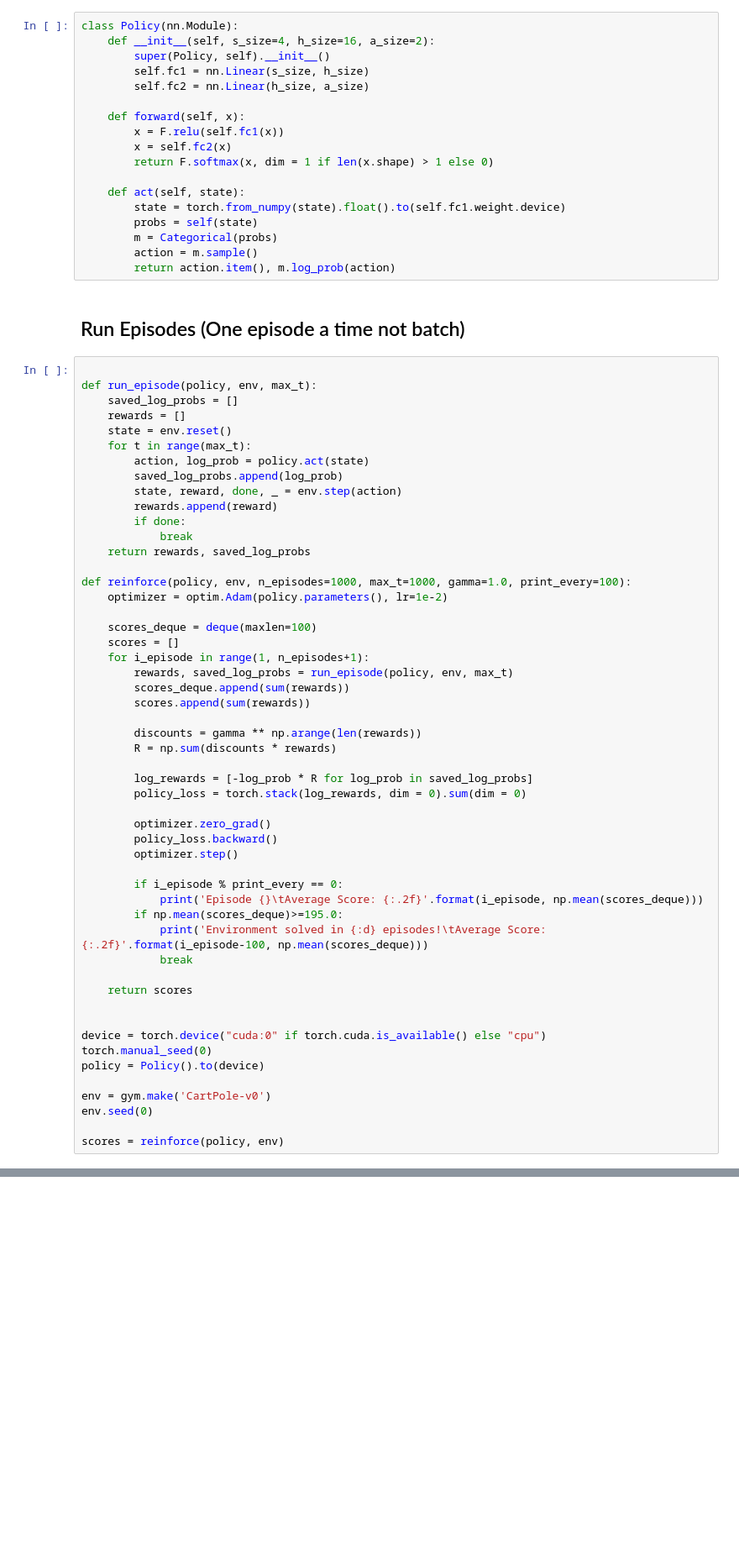
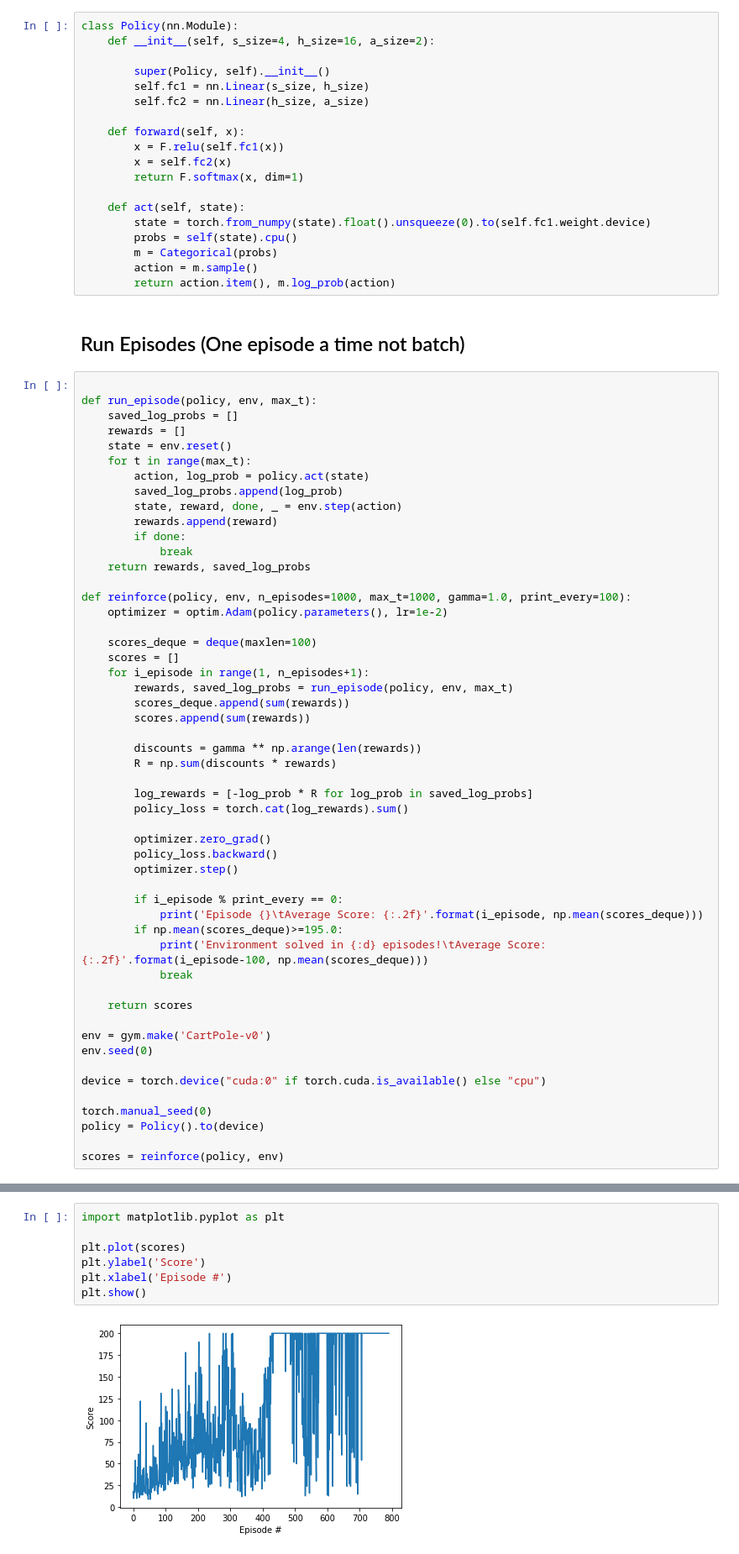
Before and after one commit to drganjoo/reinforce, a Jupyter notebook: reinforce.ipynb, the cells around one changed output, grey strips where cells are left out. Shown at 84% size. Drawn from its saved outputs; the diff is of its cells as text; blank space fills up the shorter version.

```diff
--- a/reinforce.ipynb
+++ b/reinforce.ipynb
@@ -16,6 +16,7 @@ from torch.distributions import Categorical
 # %%
 class Policy(nn.Module):
     def __init__(self, s_size=4, h_size=16, a_size=2):
+
         super(Policy, self).__init__()
         self.fc1 = nn.Linear(s_size, h_size)
         self.fc2 = nn.Linear(h_size, a_size)
@@ -23,11 +24,11 @@ class Policy(nn.Module):
     def forward(self, x):
         x = F.relu(self.fc1(x))
         x = self.fc2(x)
-        return F.softmax(x, dim = 1 if len(x.shape) > 1 else 0)
+        return F.softmax(x, dim=1)
 
     def act(self, state):
-        state = torch.from_numpy(state).float().to(self.fc1.weight.device)
-        probs = self(state)
+        state = torch.from_numpy(state).float().unsqueeze(0).to(self.fc1.weight.device)
+        probs = self(state).cpu()
         m = Categorical(probs)
         action = m.sample()
         return action.item(), m.log_prob(action)
@@ -62,7 +63,7 @@ def reinforce(policy, env, n_episodes=1000, max_t=1000, gamma=1.0, print_every=1
         R = np.sum(discounts * rewards)
 
         log_rewards = [-log_prob * R for log_prob in saved_log_probs]
-        policy_loss = torch.stack(log_rewards, dim = 0).sum(dim = 0)
+        policy_loss = torch.cat(log_rewards).sum()
 
         optimizer.zero_grad()
         policy_loss.backward()
@@ -76,13 +77,13 @@ def reinforce(policy, env, n_episodes=1000, max_t=1000, gamma=1.0, print_every=1
 
     return scores
 
+env = gym.make('CartPole-v0')
+env.seed(0)
 
 device = torch.device("cuda:0" if torch.cuda.is_available() else "cpu")
+
 torch.manual_seed(0)
 policy = Policy().to(device)
 
-env = gym.make('CartPole-v0')
-env.seed(0)
-
 scores = reinforce(policy, env)
 # %% [output]
@@ -98,0 +98,9 @@ Episode 1000    Average Score: 53.40
+# %%
+import matplotlib.pyplot as plt
+
+plt.plot(scores)
+plt.ylabel('Score')
+plt.xlabel('Episode #')
+plt.show()
+# %% [output]
+[figure, added]
```
Also changed, not shown: parts of 2 cells of this notebook.
